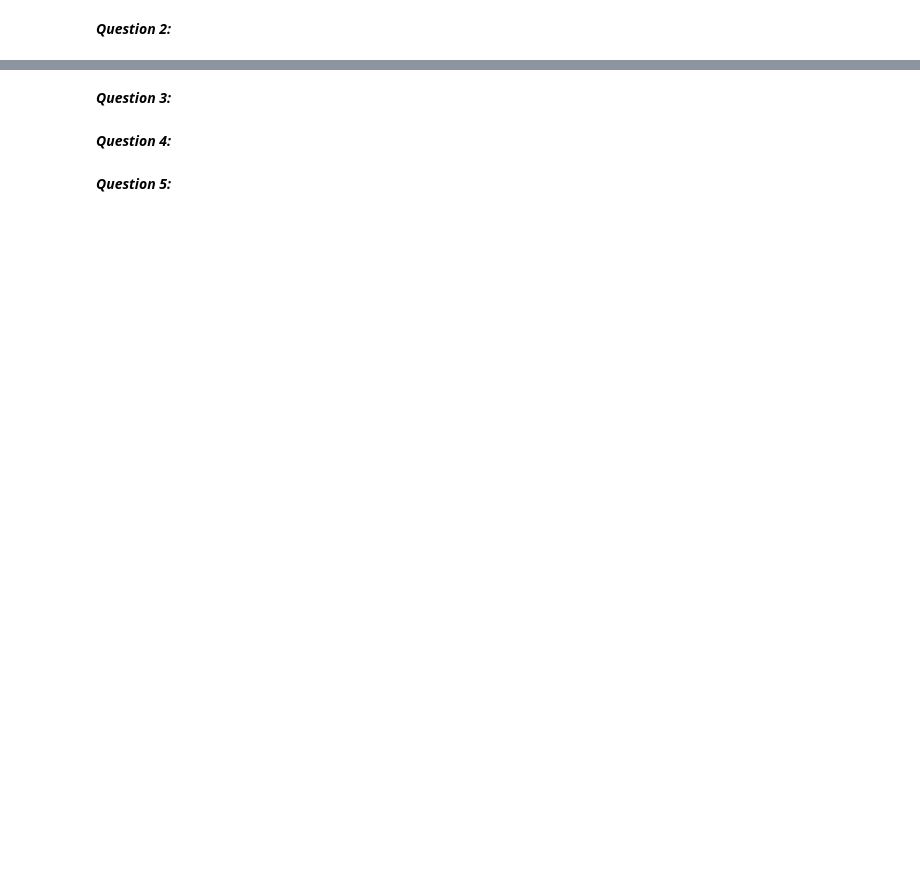
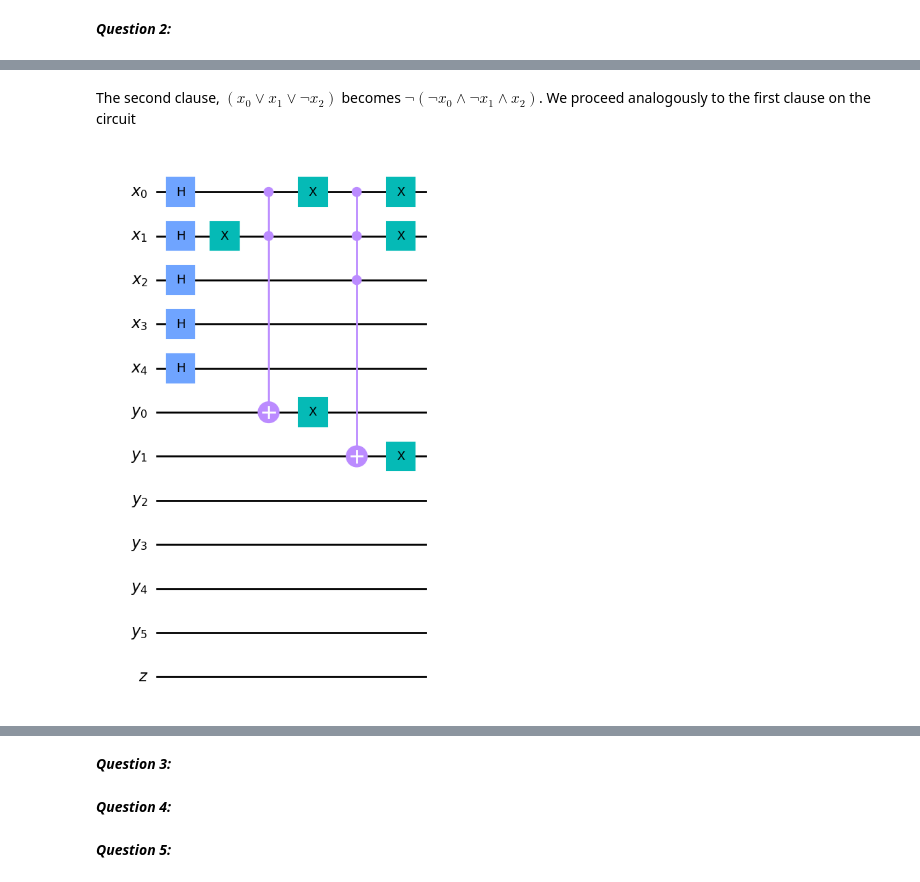
Before and after one commit to justadude12/QCProj2024, a Jupyter notebook: proj.ipynb, the cells around one changed output, grey strips where cells are left out. Drawn from its saved outputs; the diff is of its cells as text; code cells hidden in the pictures; blank space fills up the shorter version.

```diff
--- a/proj.ipynb
+++ b/proj.ipynb
@@ -31,0 +43,11 @@ circuit.draw('mpl')
+# %% [markdown]
+The second clause, $(x_0 \lor x_1 \lor \neg x_2)$ becomes $\neg(\neg x_0 \land \neg x_1 \land x_2)$. We proceed analogously to the first clause on the circuit
+# %%
+circuit.x(qreg_x[0])
+circuit.mcx(qreg_x[0:3], qreg_y[1])
+circuit.x(qreg_x[0])
+circuit.x(qreg_x[1])
+circuit.x(qreg_y[1])
+circuit.draw('mpl')
+# %% [output]
+[figure, added]
```
Also changed, not shown: parts of 19 cells of this notebook, 3 other files.
